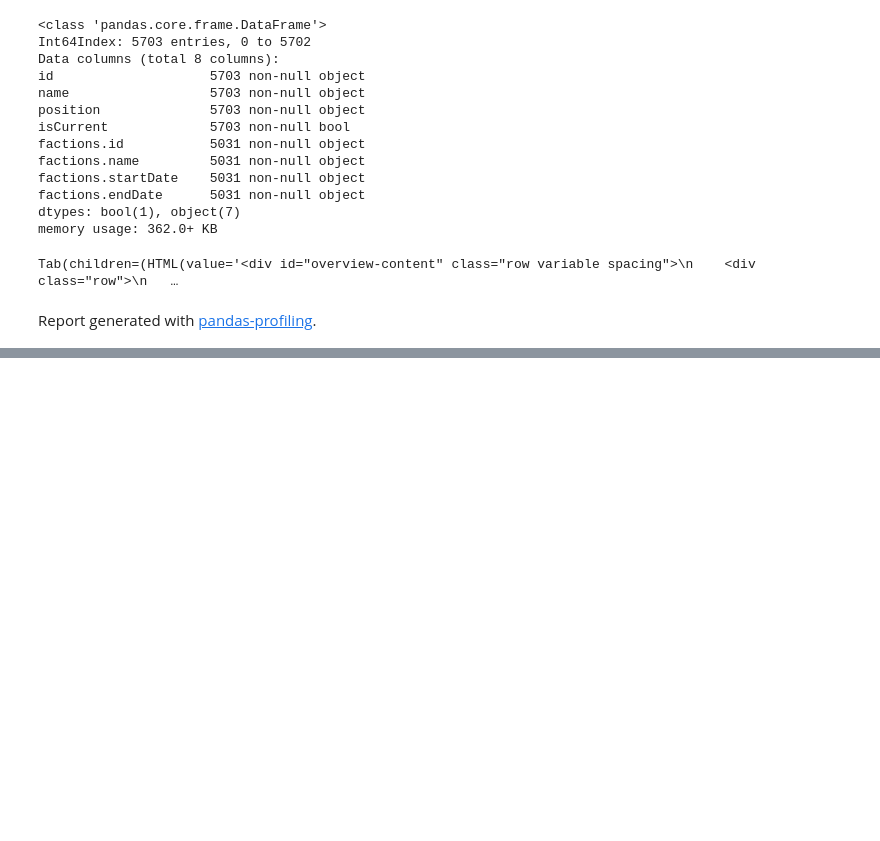
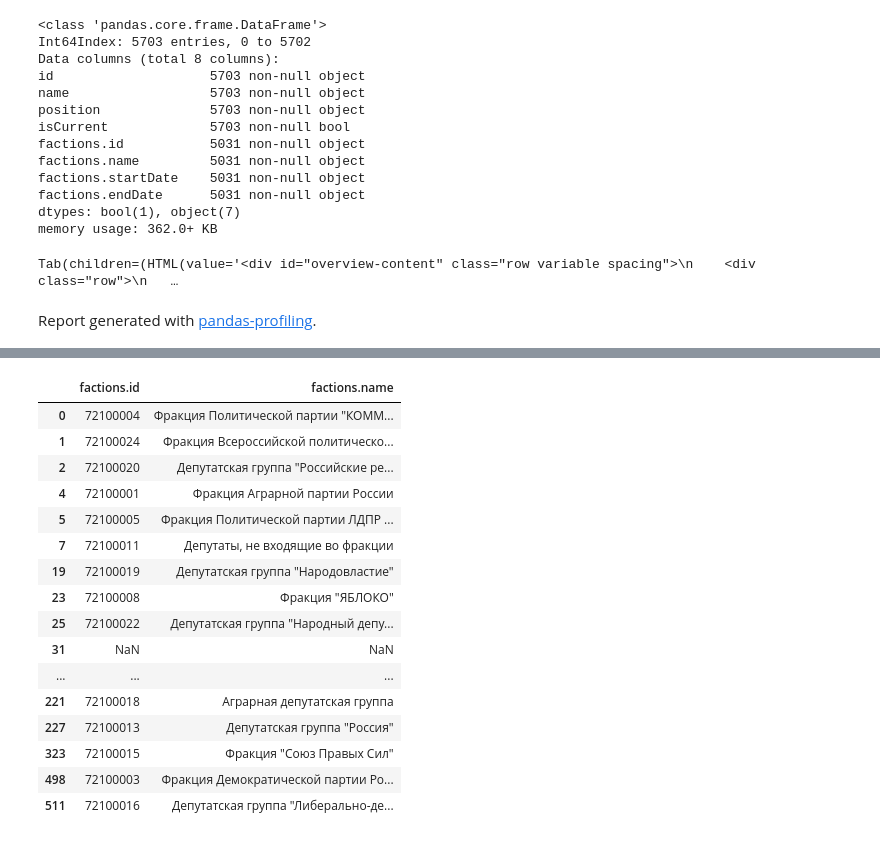
Before and after one commit to KonstantinKlepikov/cs224w-homwork, a Jupyter notebook: gd_project/list_of_members.ipynb, the cells around one changed output, grey strips where cells are left out. Saved outputs shown, nothing was run; the diff lists cells and outputs as text; code cells hidden in the pictures; blank space fills up the shorter version.

Commit message:
mapping

```diff
--- a/gd_project/list_of_members.ipynb
+++ b/gd_project/list_of_members.ipynb
@@ -164,0 +195,2 @@ summary.to_csv(os.path.realpath('input/dep_and_sen_all_extracted_summary.csv'))
+# %%
+fractions_mapping = summary[['factions.id', 'factions.name']].copy()
@@ -164,0 +207,2 @@ summary.to_csv(os.path.realpath('input/dep_and_sen_all_extracted_summary.csv'))
+# %%
+fractions_mapping.drop_duplicates(inplace=True)
@@ -164,0 +219,20 @@ summary.to_csv(os.path.realpath('input/dep_and_sen_all_extracted_summary.csv'))
+# %%
+fractions_mapping
+# %% [output]
+|  | factions.id | factions.name |
+| 0 | 72100004 | Фракция Политической партии "КОММ... |
+| 1 | 72100024 | Фракция Всероссийской политическо... |
+| 2 | 72100020 | Депутатская группа "Российские ре... |
+| 4 | 72100001 | Фракция Аграрной партии России |
+| 5 | 72100005 | Фракция Политической партии ЛДПР ... |
+| 7 | 72100011 | Депутаты, не входящие во фракции |
+| 19 | 72100019 | Депутатская группа "Народовластие" |
+| 23 | 72100008 | Фракция "ЯБЛОКО" |
+| 25 | 72100022 | Депутатская группа "Народный депу... |
+| 31 | NaN | NaN |
+| ... | ... | ... |
+| 221 | 72100018 | Аграрная депутатская группа |
+| 227 | 72100013 | Депутатская группа "Россия" |
+| 323 | 72100015 | Фракция "Союз Правых Сил" |
+| 498 | 72100003 | Фракция Демократической партии Ро... |
+| 511 | 72100016 | Депутатская группа "Либерально-де... |
```
Also changed, not shown: parts of 10 cells of this notebook.
